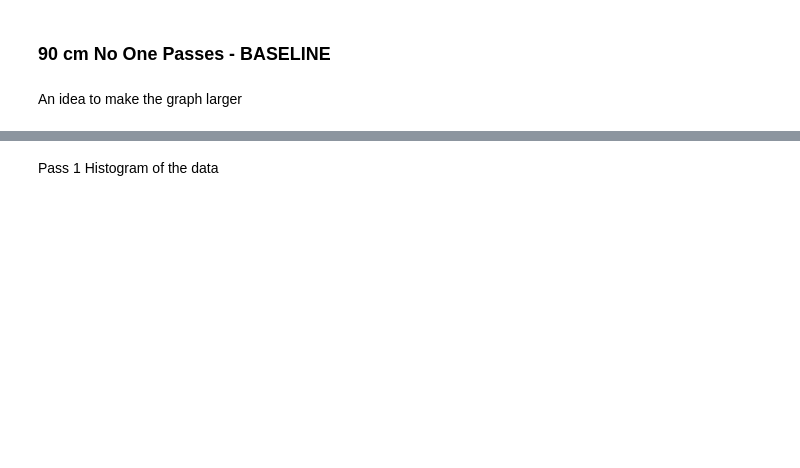
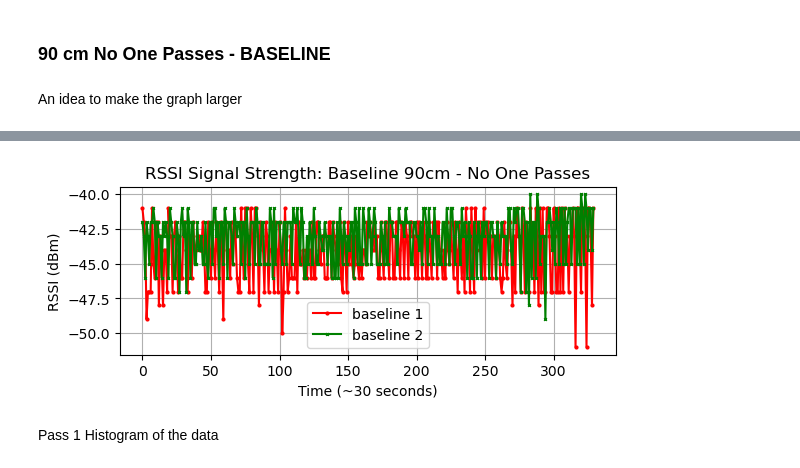
Before and after one commit to SuP3RM/Foot-Traffic, a Jupyter notebook: graphs.ipynb, the cells around one changed output, grey strips where cells are left out. Saved outputs shown, nothing was run; the diff lists cells and outputs as text; code cells hidden in the pictures; blank space fills up the shorter version.

```diff
--- a/graphs.ipynb
+++ b/graphs.ipynb
@@ -36,15 +38,17 @@ plt.show()
 # %%
 # Plotting the coherence of two signals
 plt.figure(1)
 plt.subplot(211)
 plt.plot(x_pass_1, label='baseline 1', marker='o', markersize=2, color='red')
 plt.plot(x_pass_2, label='baseline 2', marker='x', markersize=2, color='green')
-plt.xlabel('Time (30 seconds)')
+plt.xlabel('Time (~30 seconds)')
 plt.ylabel('RSSI (dBm)')
 plt.title('RSSI Signal Strength: Baseline 90cm - No One Passes')
 plt.legend()
 plt.grid(True)
 plt.show()
+# %% [output]
+[figure, added]
 # %% [markdown]
 Pass 1 Histogram of the data
 # %%
```
Also changed, not shown: parts of 45 cells of this notebook.
